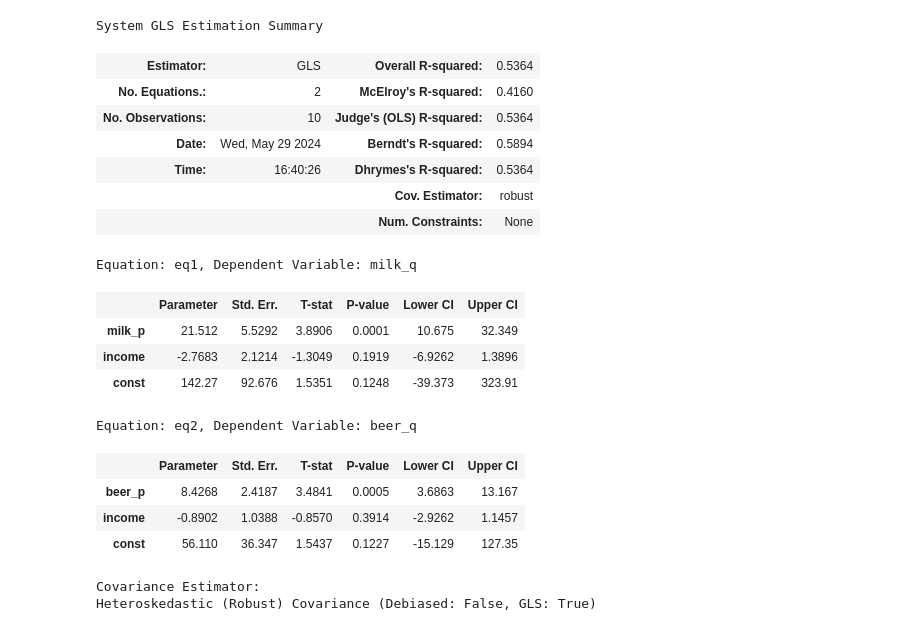
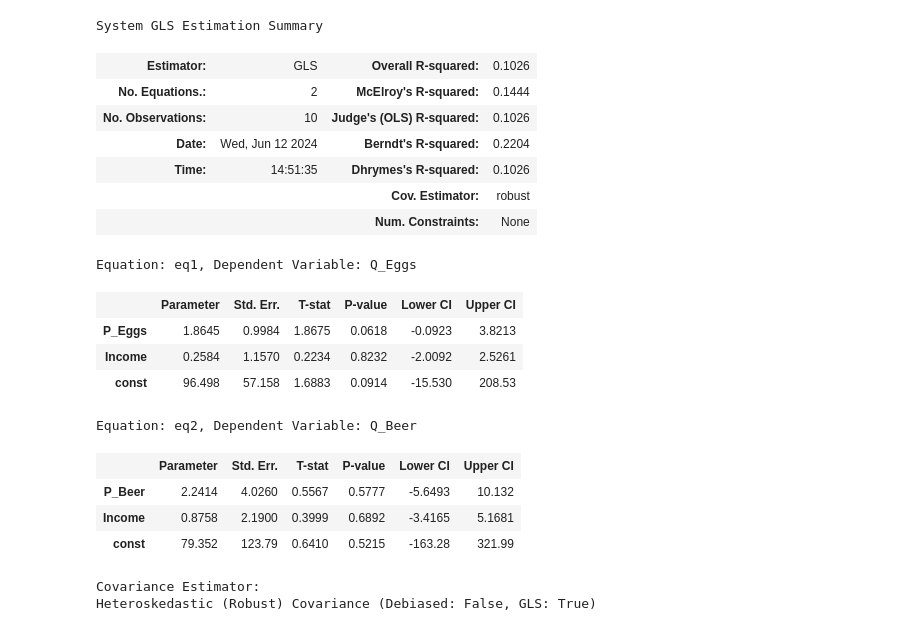
Before and after one commit to rjwrobel86/Python4Statistics, a Jupyter notebook: Notebooks/SeeminglyUnrelatedRegression.ipynb, the cells around one changed output. Cells and saved outputs as stored; diff of their text form; code cells hidden in the pictures.

```diff
--- a/Notebooks/SeeminglyUnrelatedRegression.ipynb
+++ b/Notebooks/SeeminglyUnrelatedRegression.ipynb
@@ -17,0 +9,4 @@ df.head()
+# %%
+df = pd.read_csv('../data/sur2.csv')
+df = sm.add_constant(df)
+df.head()
@@ -18,36 +20,33 @@ df.head()
 # %%
-df = sm.add_constant(df)
-
 #Define the system of equations
 formulas = {
-    'eq1': 'milk_q ~ milk_p + income + const',
-    'eq2': 'beer_q ~ beer_p + income + const'
+    'eq1': 'Q_Eggs ~ P_Eggs + Income + const',
+    'eq2': 'Q_Beer ~ P_Beer + Income + const'
 }
-
 
 #Fit the SUR model
 model = SUR.from_formula(formulas, data=df)
-results = model.fit()
-results.summary
+sur_results = model.fit()
+sur_results.summary
 # %% [output]
 System GLS Estimation Summary
-| Estimator: | GLS | Overall R-squared: | 0.5364 |
-| No. Equations.: | 2 | McElroy's R-squared: | 0.4160 |
-| No. Observations: | 10 | Judge's (OLS) R-squared: | 0.5364 |
-| Date: | Wed, May 29 2024 | Berndt's R-squared: | 0.5894 |
-| Time: | 16:40:26 | Dhrymes's R-squared: | 0.5364 |
+| Estimator: | GLS | Overall R-squared: | 0.1026 |
+| No. Equations.: | 2 | McElroy's R-squared: | 0.1444 |
+| No. Observations: | 10 | Judge's (OLS) R-squared: | 0.1026 |
+| Date: | Wed, Jun 12 2024 | Berndt's R-squared: | 0.2204 |
+| Time: | 14:51:35 | Dhrymes's R-squared: | 0.1026 |
 |  |  | Cov. Estimator: | robust |
 |  |  | Num. Constraints: | None |
-Equation: eq1, Dependent Variable: milk_q
+Equation: eq1, Dependent Variable: Q_Eggs
 |  | Parameter | Std. Err. | T-stat | P-value | Lower CI | Upper CI |
-| milk_p | 21.512 | 5.5292 | 3.8906 | 0.0001 | 10.675 | 32.349 |
-| income | -2.7683 | 2.1214 | -1.3049 | 0.1919 | -6.9262 | 1.3896 |
-| const | 142.27 | 92.676 | 1.5351 | 0.1248 | -39.373 | 323.91 |
+| P_Eggs | 1.8645 | 0.9984 | 1.8675 | 0.0618 | -0.0923 | 3.8213 |
+| Income | 0.2584 | 1.1570 | 0.2234 | 0.8232 | -2.0092 | 2.5261 |
+| const | 96.498 | 57.158 | 1.6883 | 0.0914 | -15.530 | 208.53 |
-Equation: eq2, Dependent Variable: beer_q
+Equation: eq2, Dependent Variable: Q_Beer
 |  | Parameter | Std. Err. | T-stat | P-value | Lower CI | Upper CI |
-| beer_p | 8.4268 | 2.4187 | 3.4841 | 0.0005 | 3.6863 | 13.167 |
-| income | -0.8902 | 1.0388 | -0.8570 | 0.3914 | -2.9262 | 1.1457 |
-| const | 56.110 | 36.347 | 1.5437 | 0.1227 | -15.129 | 127.35 |
+| P_Beer | 2.2414 | 4.0260 | 0.5567 | 0.5777 | -5.6493 | 10.132 |
+| Income | 0.8758 | 2.1900 | 0.3999 | 0.6892 | -3.4165 | 5.1681 |
+| const | 79.352 | 123.79 | 0.6410 | 0.5215 | -163.28 | 321.99 |
 Covariance Estimator:
 Heteroskedastic (Robust) Covariance (Debiased: False, GLS: True)
 # %%
```
Also changed, not shown: parts of 6 cells of this notebook, 20 other files.
